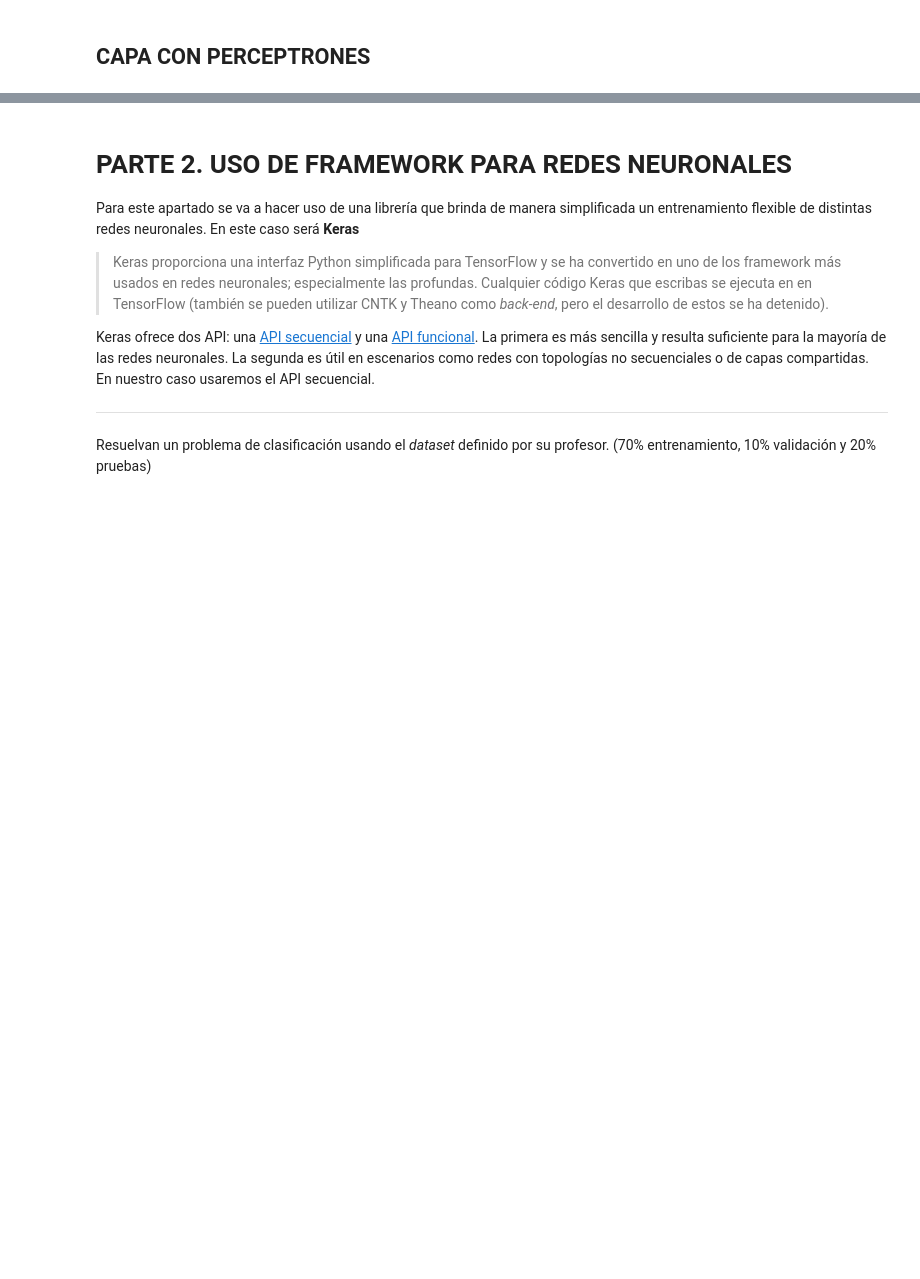
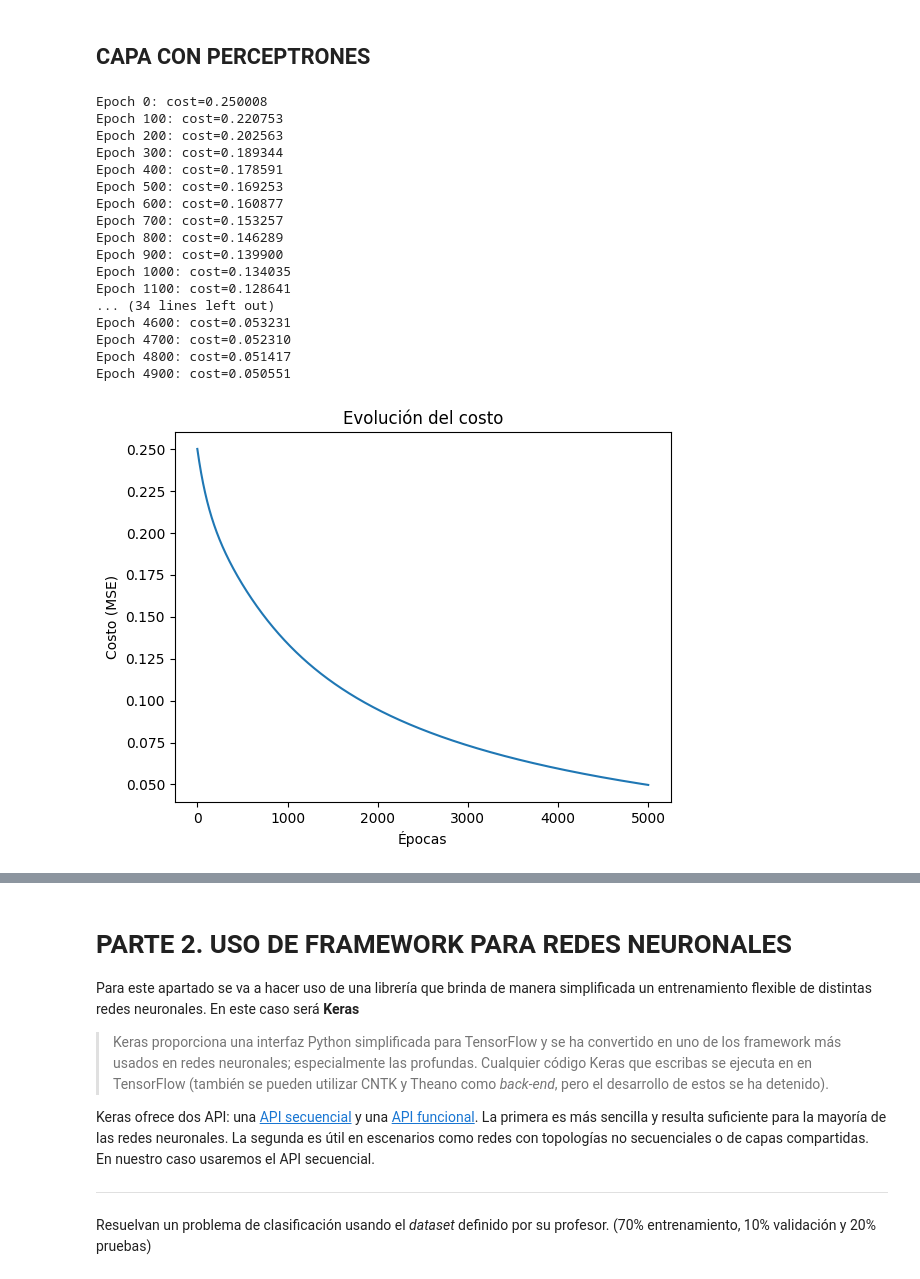
Before and after one commit to Juanvelandia-p/PTIA, a Jupyter notebook: RN-lab-carolinacepedavjuanvelandiap.ipynb, the cells around one changed output, grey strips where cells are left out. Drawn from its saved outputs; the diff is of its cells as text; code cells hidden in the pictures; blank space fills up the shorter version.

```diff
--- a/RN-lab-carolinacepedavjuanvelandiap.ipynb
+++ b/RN-lab-carolinacepedavjuanvelandiap.ipynb
@@ -676,0 +755,68 @@ class DenseLayer:
+# %%
+import numpy as np
+import matplotlib.pyplot as plt
+
+# ==========================
+# Dataset: Operador lógico AND
+# ==========================
+X = np.array([
+    [0, 0, 1, 1],
+    [0, 1, 0, 1]
+])  # shape: (2, 4)
+
+Y = np.array([[0, 0, 0, 1]])  # shape: (1, 4)
+
+# ==========================
+# Definición de la red (Perceptrón)
+# ==========================
+# Arquitectura: 2 entradas -> 1 salida con Sigmoid
+# Asegúrese de que la clase Sigmoid esté correctamente definida y utilizada como instancia, no como función.
+ann = DenseANN(layers=[2, 1], learning_rate=0.1, activations=["sigmoid"])
+
+# ==========================
+# Entrenamiento
+# ==========================
+ann.train(X, Y, epochs=5000, print_cost=True, do_graphic=True)
+
+# ==========================
+# Predicción y evaluación
+# ==========================
+Yp = ann.predict(X)
+Yp_labels = (Yp > 0.5).astype(int)
+
+print("\n=== Resultados finales ===")
+print("Entradas:\n", X)
+print("Esperado:\n", Y)
+print("Predicciones continuas:\n", Yp)
+print("Predicciones binarias:\n", Yp_labels)
+
+# ==========================
+# Explicación breve de resultados
+# ==========================
+print("""
+Explicación:
+- El perceptrón entrenado logra aprender la función AND.
+- Para (0,0), (0,1), (1,0) la salida es cercana a 0.
+- Para (1,1) la salida es cercana a 1.
+- Como usamos sigmoide, las salidas son valores continuos en (0,1),
+  que luego se umbralizan a 0 o 1.
+""")
+# %% [output]
+Epoch 0: cost=0.250008
+Epoch 100: cost=0.220753
+Epoch 200: cost=0.202563
+Epoch 300: cost=0.189344
+Epoch 400: cost=0.178591
+Epoch 500: cost=0.169253
+Epoch 600: cost=0.160877
+Epoch 700: cost=0.153257
+Epoch 800: cost=0.146289
+Epoch 900: cost=0.139900
+Epoch 1000: cost=0.134035
+Epoch 1100: cost=0.128641
+... (34 lines left out)
+Epoch 4600: cost=0.053231
+Epoch 4700: cost=0.052310
+Epoch 4800: cost=0.051417
+Epoch 4900: cost=0.050551
+[figure, added]
```
Also changed, not shown: parts of 18 cells of this notebook.
